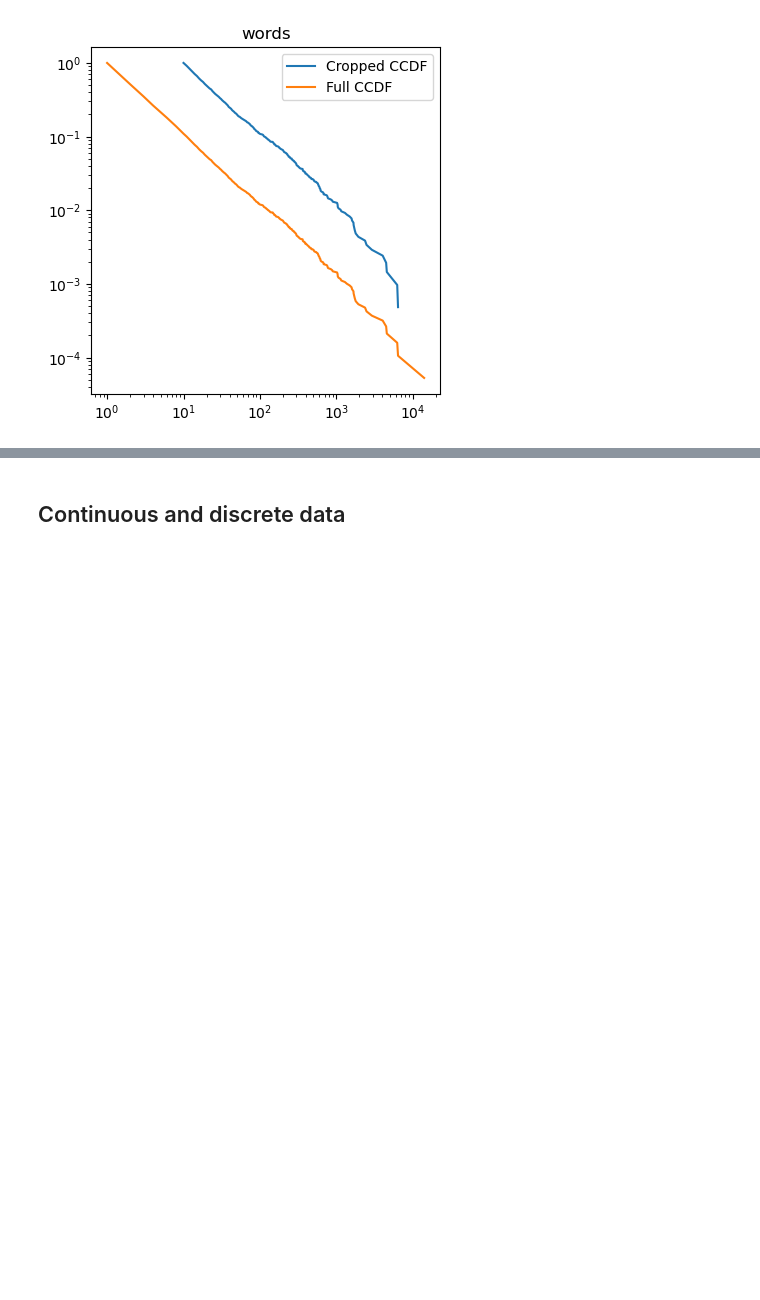
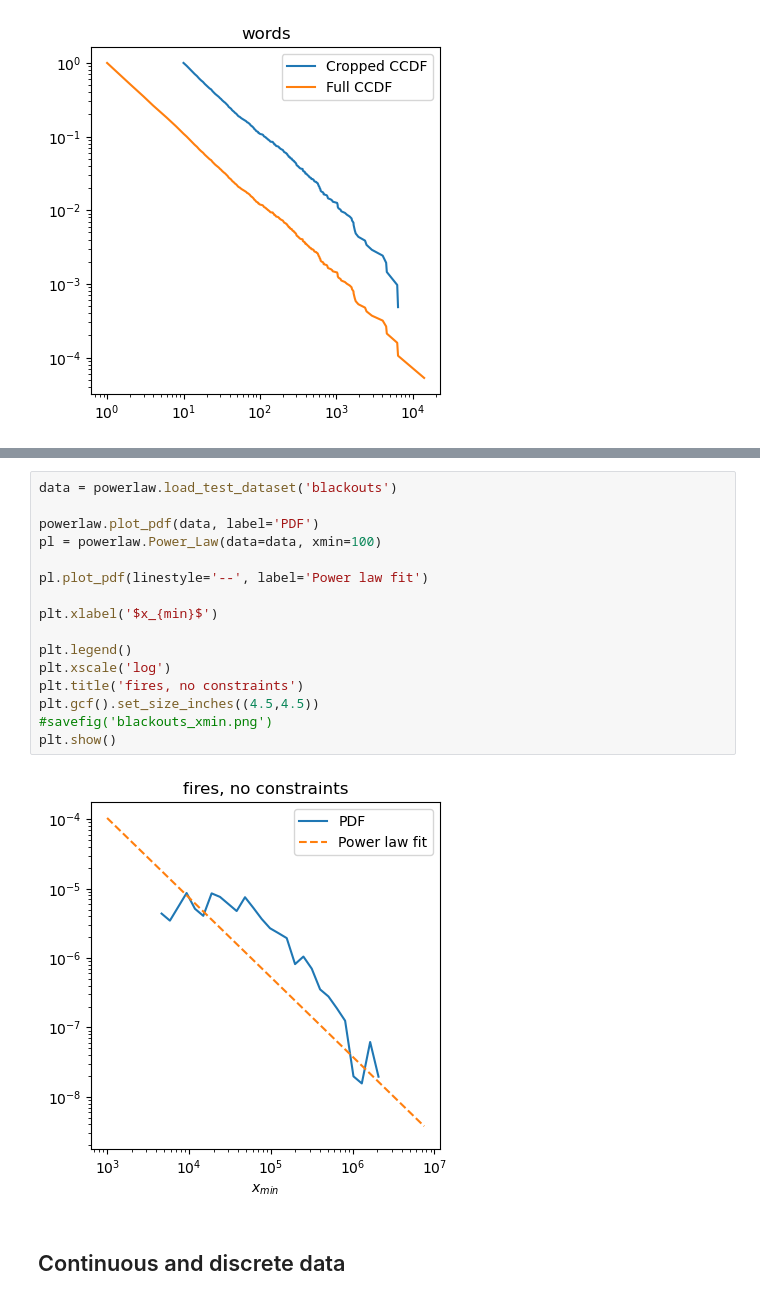
Before and after one commit to jeffalstott/powerlaw, a Jupyter notebook: docs/documentation_figures.ipynb, the cells around one changed output, grey strips where cells are left out. Saved outputs shown, nothing was run; the diff lists cells and outputs as text; blank space fills up the shorter version.

```diff
--- a/docs/documentation_figures.ipynb
+++ b/docs/documentation_figures.ipynb
@@ -149,3 +201,21 @@ plt.show()
+# %%
+data = powerlaw.load_test_dataset('blackouts')
+
+powerlaw.plot_pdf(data, label='PDF')
+pl = powerlaw.Power_Law(data=data, xmin=100)
+
+pl.plot_pdf(linestyle='--', label='Power law fit')
+
+plt.xlabel('$x_{min}$')
+
+plt.legend()
+plt.xscale('log')
+plt.title('fires, no constraints')
+plt.gcf().set_size_inches((4.5,4.5))
+#savefig('blackouts_xmin.png')
+plt.show()
+# %% [output]
+[figure, added]
 # %% [markdown]
 ## Continuous and discrete data
 # %%
```
Also changed, not shown: parts of 3 cells of this notebook, 3 other files.
